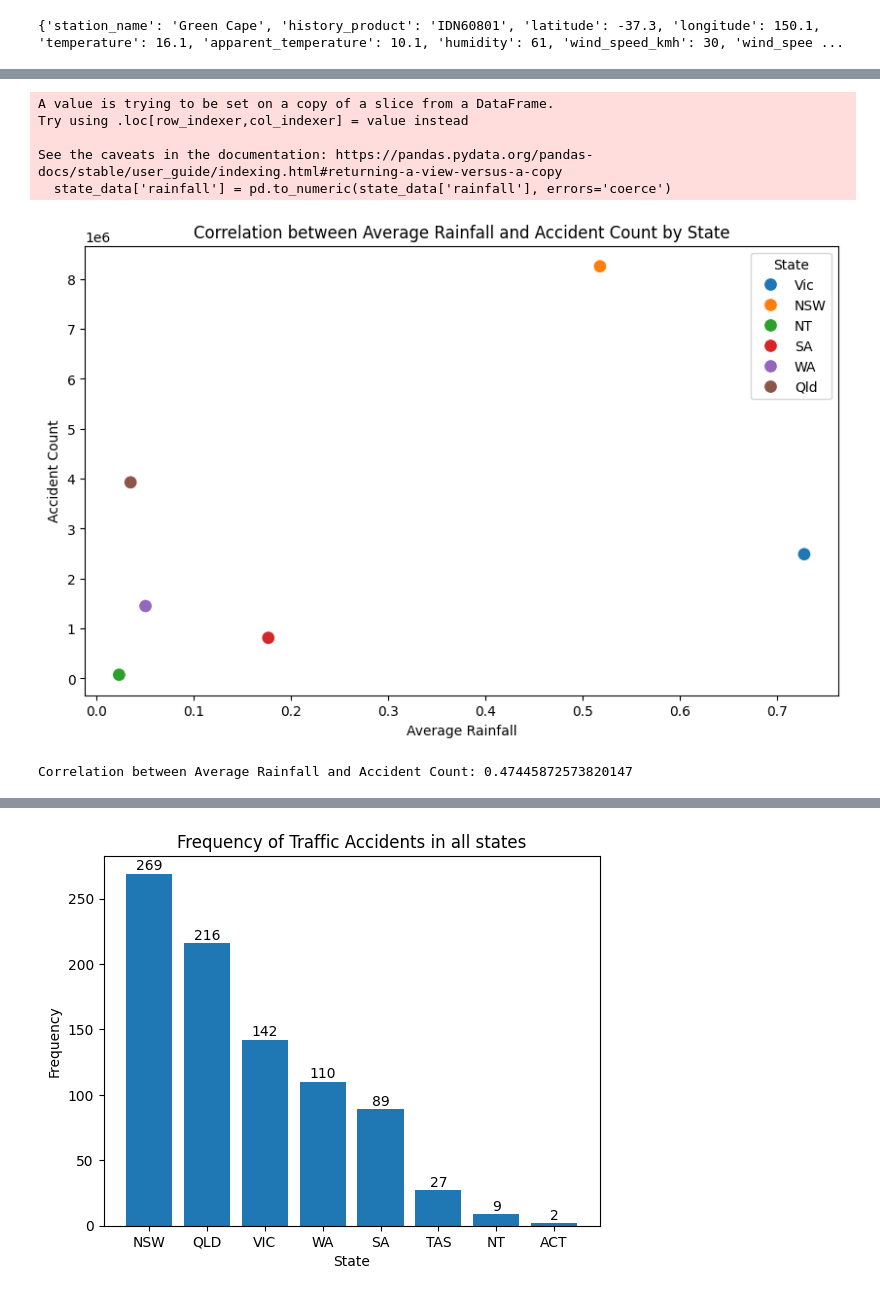
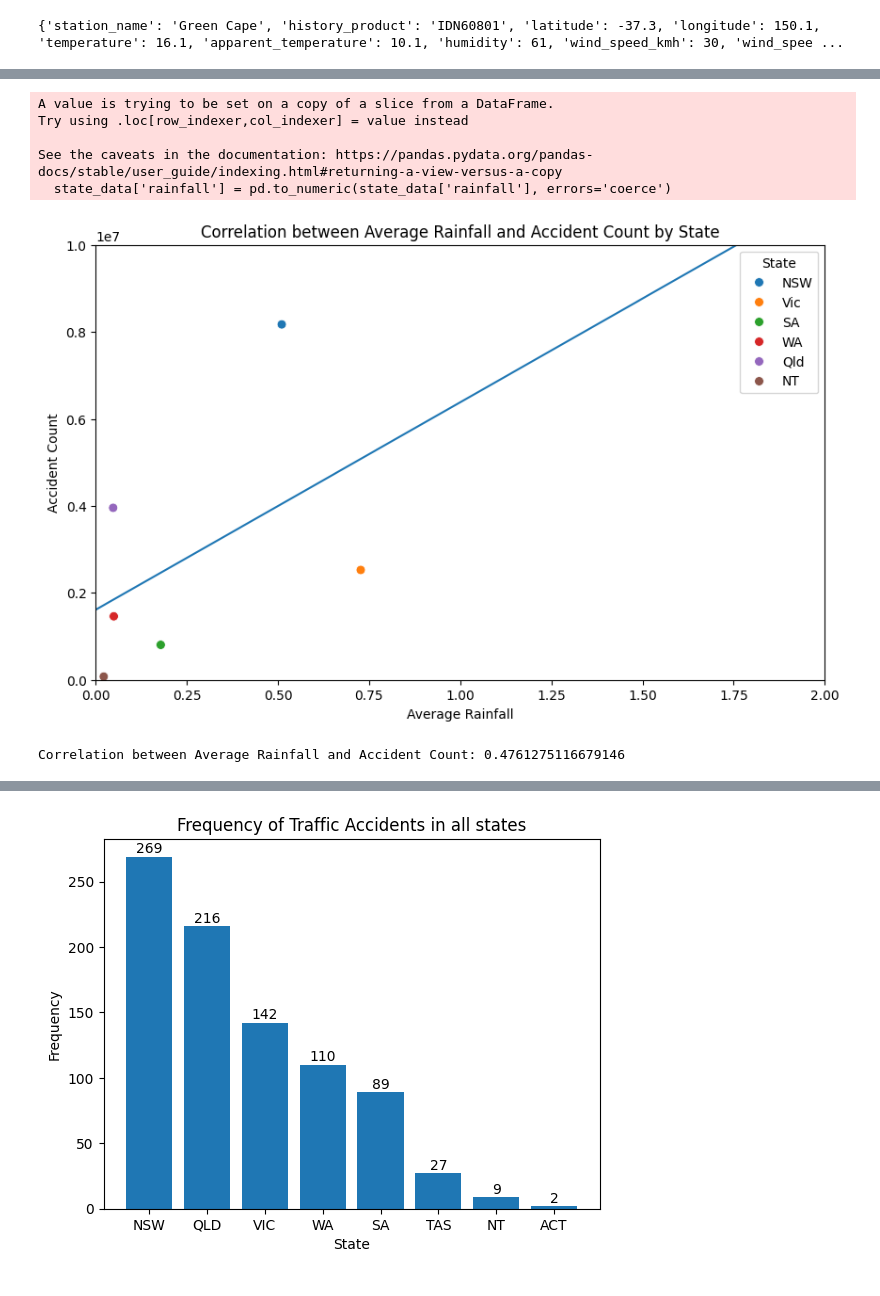
Before and after one commit to BunniYubel/CloudComputingA2, a Jupyter notebook: Data_Visualization.ipynb, the cells around one changed output, grey strips where cells are left out. Cells and saved outputs as stored; diff of their text form; code cells hidden in the pictures.

```diff
--- a/Data_Visualization.ipynb
+++ b/Data_Visualization.ipynb
@@ -182,6 +182,8 @@ for suburb in unique_values:
     # Calculate mean values for 'rainfall' and 'income'
     mean_rainfall = (suburb_data['rainfall']).mean()
     mean_income = suburb_data['mean_aud'].mean()
+    if mean_rainfall <= 1.5 and mean_income >= 75000:
+        print(f"{suburb} average income : {mean_income} with average rainfall : {mean_rainfall}")
     if mean_rainfall == mean_rainfall:
         mean_data_list.append({'suburb': suburb, 'mean_rainfall': mean_rainfall, 'mean_income': mean_income})
 
@@ -290,36 +295,41 @@ for state in unique_values:
     # Calculate mean values for 'rainfall' and count of accidents
     mean_rainfall = state_data['rainfall'].mean()
     count_accident = (state_data['State'] == state).sum()
 
     mean_data_list.append({'State': state, 'mean_rainfall': mean_rainfall, 'count_accident': count_accident})
 
 # Convert the list to a DataFrame for plotting
 mean_data_df = pd.DataFrame(mean_data_list)
 
 # Plotting
 plt.figure(figsize=(10, 6))
-sns.scatterplot(x='mean_rainfall', y='count_accident', hue='State', data=mean_data_df, s=100)
+m,b = np.polyfit(mean_data_df['mean_rainfall'], mean_data_df['count_accident'], 1)
+plt.plot(x,m*x+b)
+sns.scatterplot(x='mean_rainfall', y='count_accident', hue='State', data=mean_data_df, s=50)
 plt.title('Correlation between Average Rainfall and Accident Count by State')
 plt.xlabel('Average Rainfall')
 plt.ylabel('Accident Count')
+ax = plt.gca()
+ax.set_xlim([0, 2])
+ax.set_ylim([0, 10000000])
 plt.legend(title='State')
 plt.show()
 
 # Drop any rows with NaN values that could have arisen from the mean calculation
 mean_data_df.dropna(inplace=True)
 
 # Calculate the Pearson correlation coefficient
 correlation = mean_data_df['mean_rainfall'].corr(mean_data_df['count_accident'])
 
 print(f"Correlation between Average Rainfall and Accident Count: {correlation}")
 # %% [output]
 A value is trying to be set on a copy of a slice from a DataFrame.
 Try using .loc[row_indexer,col_indexer] = value instead
 
 See the caveats in the documentation: https://pandas.pydata.org/pandas-docs/stable/user_guide/indexing.html#returning-a-view-versus-a-copy
   state_data['rainfall'] = pd.to_numeric(state_data['rainfall'], errors='coerce')
-[figure, old version]
+[figure, new version]
-Correlation between Average Rainfall and Accident Count: 0.47445872573820147
+Correlation between Average Rainfall and Accident Count: 0.4761275116679146
 # %%
 # Find Correlation between the average wind speed and amount of traffic accidents of the suburb.
 merged_df_suburb_income = pd.merge(weather_df, income_df, on='suburb')
```
Also changed, not shown: parts of 5 cells of this notebook.
